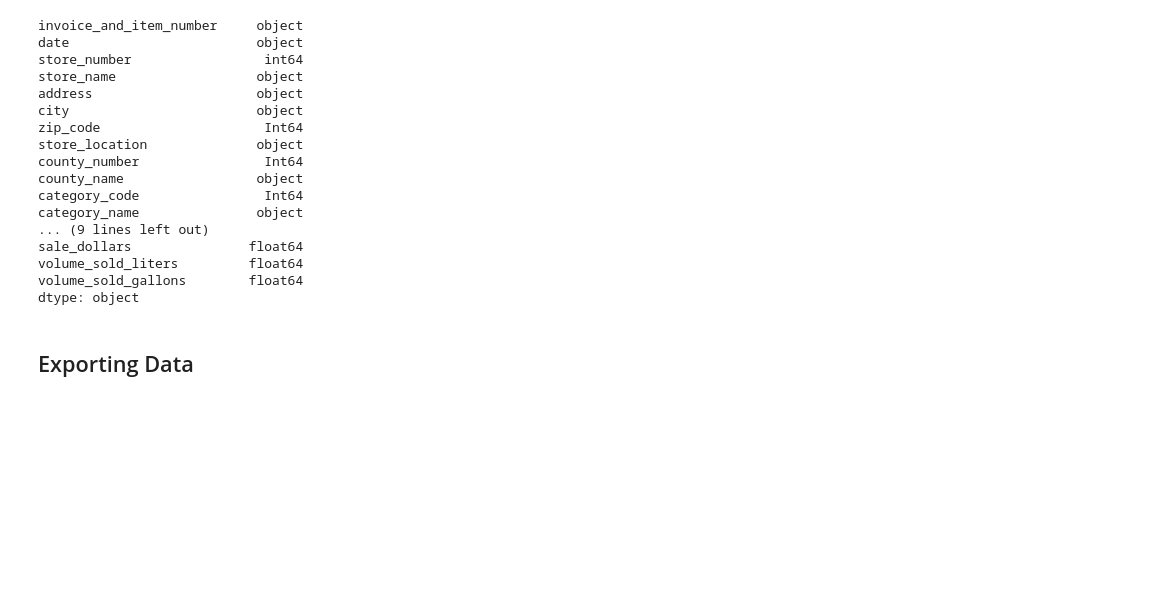
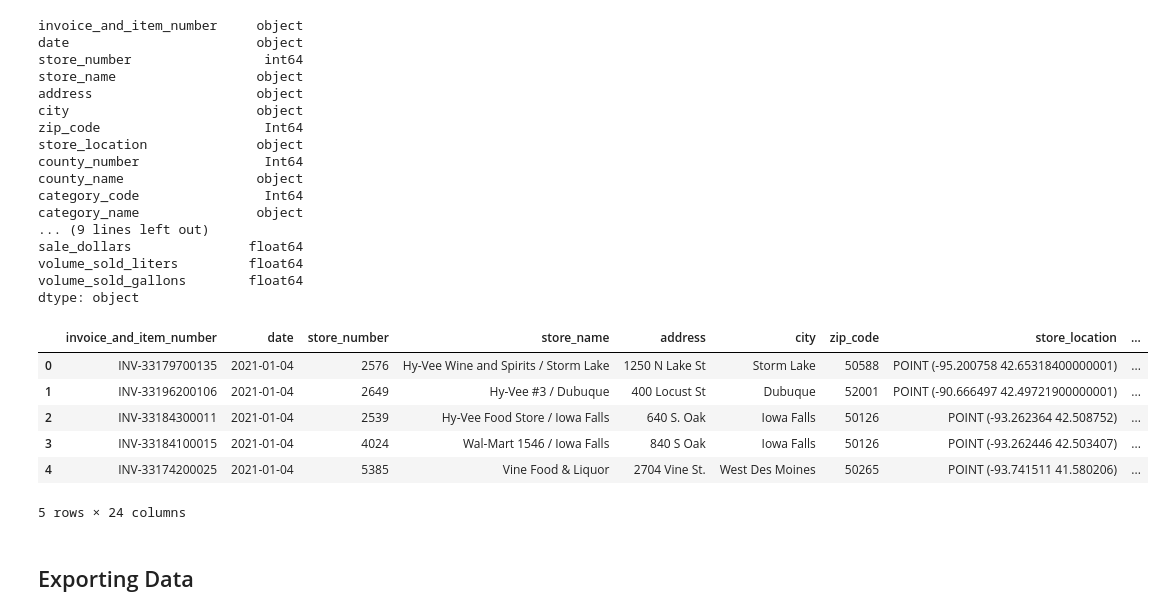
Before and after one commit to WillInglish/IowaLiquorAnalysis, a Jupyter notebook: Project 6 Liquor Sales/03 Scripts/6.1ExploratoryAnalysis.ipynb, the cells around one changed output. Drawn from its saved outputs; the diff is of its cells as text; code cells hidden in the pictures; blank space fills up the shorter version.

```diff
--- a/Project 6 Liquor Sales/03 Scripts/6.1ExploratoryAnalysis.ipynb
+++ b/Project 6 Liquor Sales/03 Scripts/6.1ExploratoryAnalysis.ipynb
@@ -289,6 +289,19 @@ sale_dollars               float64
 volume_sold_liters         float64
 volume_sold_gallons        float64
 dtype: object
+# %%
+# Formatting county_name to match json file
+
+df_sales['county_name'] = df_sales['county_name'].str.title()
+df_sales.head()
+# %% [output]
+|  | invoice_and_item_number | date | store_number | store_name | address | city | zip_code | store_location | ... |
+| 0 | INV-33179700135 | 2021-01-04 | 2576 | Hy-Vee Wine and Spirits / Storm Lake | 1250 N Lake St | Storm Lake | 50588 | POINT (-95.200758 42.65318400000001) | ... |
+| 1 | INV-33196200106 | 2021-01-04 | 2649 | Hy-Vee #3 / Dubuque | 400 Locust St | Dubuque | 52001 | POINT (-90.666497 42.49721900000001) | ... |
+| 2 | INV-33184300011 | 2021-01-04 | 2539 | Hy-Vee Food Store / Iowa Falls | 640 S. Oak | Iowa Falls | 50126 | POINT (-93.262364 42.508752) | ... |
+| 3 | INV-33184100015 | 2021-01-04 | 4024 | Wal-Mart 1546 / Iowa Falls | 840 S Oak | Iowa Falls | 50126 | POINT (-93.262446 42.503407) | ... |
+| 4 | INV-33174200025 | 2021-01-04 | 5385 | Vine Food & Liquor | 2704 Vine St. | West Des Moines | 50265 | POINT (-93.741511 41.580206) | ... |
+5 rows × 24 columns
 # %% [markdown]
 ## Exporting Data
 # %%
```
